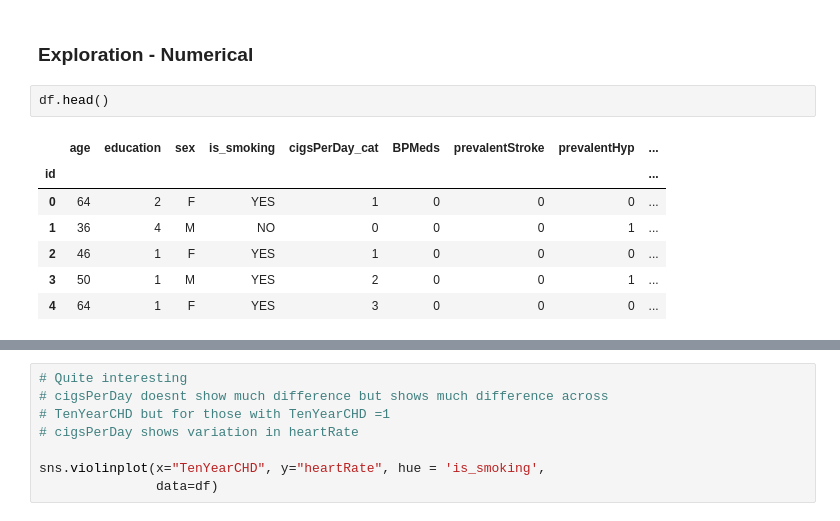
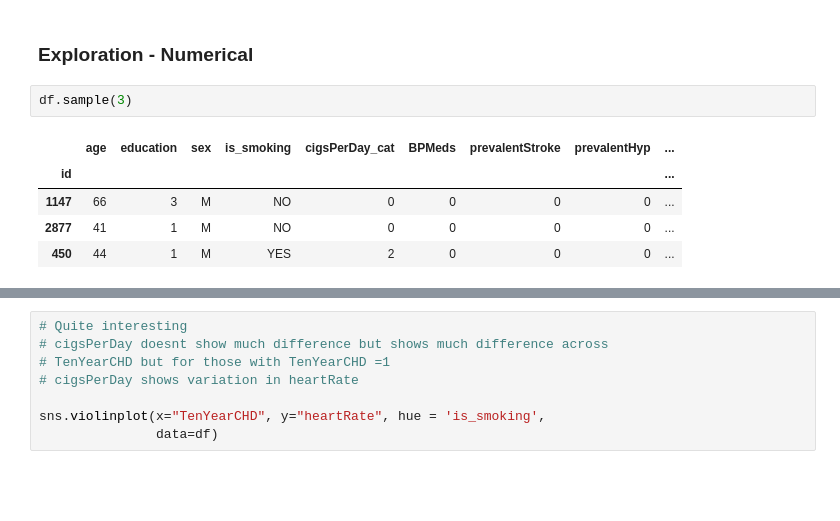
Before and after one commit to suchirmm/Heart_Disease_Risk, a Jupyter notebook: project_cardiovascular_risk.ipynb, the cells around one changed output, grey strips where cells are left out. Cells and saved outputs as stored; diff of their text form; blank space fills up the shorter version.

```diff
--- a/project_cardiovascular_risk.ipynb
+++ b/project_cardiovascular_risk.ipynb
@@ -628,16 +650,14 @@ del(cigs)
 "\ncigs = []\nfor x in sorted(list(df['cigsPerDay_cat'].unique())):\n  cigs.append((df.loc[df['cigsPerDay_cat']==x][df['TenYearCHD']==1].shape[0],df.loc[df['cigsPerDay_cat']==x][df['TenYearCHD']==0].s ...
 # %% [markdown]
 ### **Exploration - Numerical**
-# %%
-df.head()
-# %% [output]
-|  | age | education | sex | is_smoking | cigsPerDay_cat | BPMeds | prevalentStroke | prevalentHyp | ... |
-| id |  |  |  |  |  |  |  |  | ... |
-| 0 | 64 | 2 | F | YES | 1 | 0 | 0 | 0 | ... |
-| 1 | 36 | 4 | M | NO | 0 | 0 | 0 | 1 | ... |
-| 2 | 46 | 1 | F | YES | 1 | 0 | 0 | 0 | ... |
-| 3 | 50 | 1 | M | YES | 2 | 0 | 0 | 1 | ... |
-| 4 | 64 | 1 | F | YES | 3 | 0 | 0 | 0 | ... |
+# %%
+df.sample(3)
+# %% [output]
+|  | age | education | sex | is_smoking | cigsPerDay_cat | BPMeds | prevalentStroke | prevalentHyp | ... |
+| id |  |  |  |  |  |  |  |  | ... |
+| 1147 | 66 | 3 | M | NO | 0 | 0 | 0 | 0 | ... |
+| 2877 | 41 | 1 | M | NO | 0 | 0 | 0 | 0 | ... |
+| 450 | 44 | 1 | M | YES | 2 | 0 | 0 | 0 | ... |
 # %%
 # Median BMI seems to be in the healthy range
 # Upperquartile also seems to be in healthy range
```
Also changed, not shown: parts of 64 cells of this notebook.
